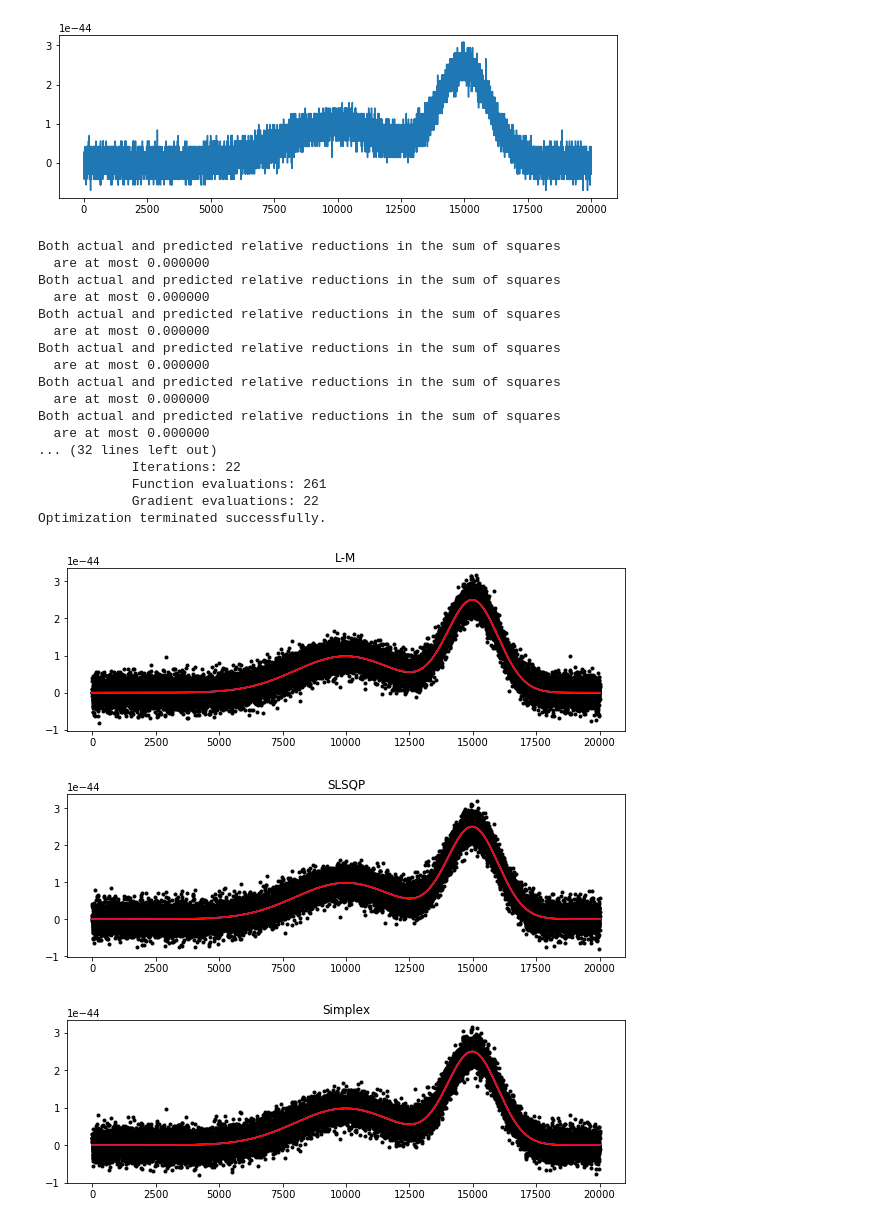
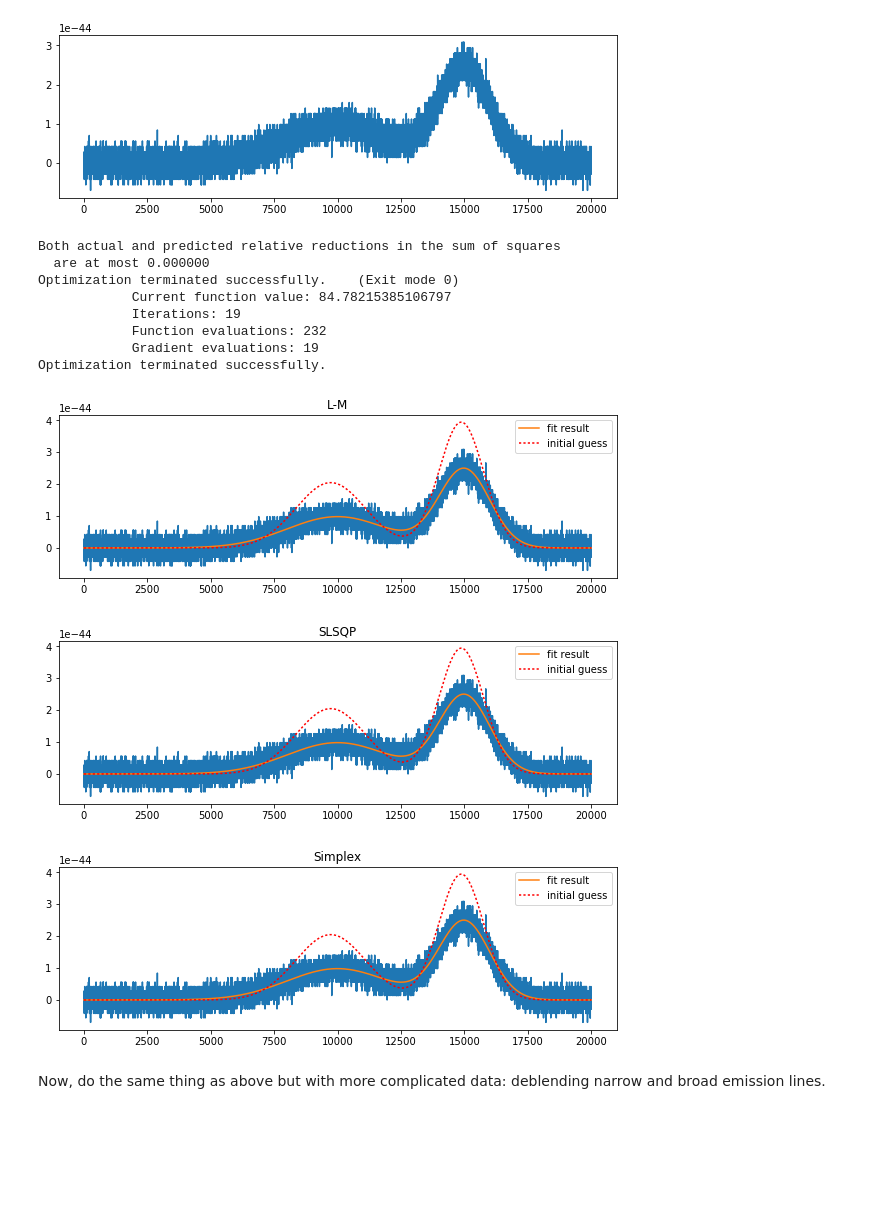
Before and after one commit to ibusko/experiments_specviz, a Jupyter notebook: experiment_normalization.ipynb, the cells around one changed output. Drawn from its saved outputs; the diff is of its cells as text; code cells hidden in the pictures; blank space fills up the shorter version.

```diff
--- a/experiment_normalization.ipynb
+++ b/experiment_normalization.ipynb
@@ -111,27 +130,29 @@ def plot_2(w, f1_n, result_1, f2_n, result_2, title, colors):
 # Run one test: for a given fitter and model, fit two data sets.
 # Do the fit a number of times with different realizations of the
 # noise, so as to probe the fitter's sensitivity to noise.
+#
+# If only one data set in input call, do one fit and one plot;
+# do not add noise (it's real data!)
 
-def fit_and_plot(fitter, model, w, f1, f2, scale, normalize, title):
-    # run the fitter six times, each time with a
-    # different noise realization.
-    colors = ['-g','-c','-b','-y','-m','-r']
+def fit_and_plot(fitter, model, wave, f1, f2, scale, normalize, title):
+    if f2 == None:
+        result = perform_fit(fitter, model, wave, f1, normalize)
+        plot_1(wave, f1, result, model, title)
 
-    result_1 = []
-    for k in range(len(colors)):
-        f1_n = f1 + scale / 10 * np.random.normal(0, 1, len(wave))
-        result_1.append(perform_fit(fitter, model, w, f1_n, normalize))
-
-    if f2 != None:
+    else:
+        # run the fitter six times, each time with a
+        # different noise realization.
+        colors = ['-g','-c','-b','-y','-m','-r']
+        result_1 = []
         result_2 = []
         for k in range(len(colors)):
+            f1_n = f1 + scale / 10 * np.random.normal(0, 1, len(wave))
+            result_1.append(perform_fit(fitter, model, wave, f1_n, normalize))
+
             f2_n = f2 + scale / 10 * np.random.normal(0, 1, len(wave))
-            result_2.append(perform_fit(fitter, model, w, f2_n, normalize))
+            result_2.append(perform_fit(fitter, model, wave, f2_n, normalize))
 
-    if f2 != None:
-        plot_2(w, f1_n, result_1, f2_n, result_2, title, colors)
-    else:
-        plot_1(w, f1_n, result_1, title, colors)
+        plot_2(wave, f1_n, result_1, f2_n, result_2, title, colors)
 # %%
 def do_fits(model, wave, f1, f2, scale, normalize=True):
     fitter = fitting.LevMarLSQFitter()
@@ -273,7 +271,7 @@ Now we apply both corrections: first, find initial values and use them to build
 # %% [markdown]
 This combined method may be necessary when dealing with more complex compound models. For instance, a model with two or more Gaussian components will need to be initialized from the data, with some manual intervention from the user. To fit such model with SLSQP, normalization will have to be used anyway. Even with Simplex and L-M, adding normalization to the fitting process probably wouldn't hurt either.
 # %%
-def normalize(model, wave, flux):
+def normalize_component(model, wave, flux):
 
     w1, f1, w2, f2 = normalize_data(wave, flux)
 
@@ -289,11 +287,11 @@ def normalize(model, wave, flux):
 
 h, c, s = initialize_gaussian(wave, f1)
 gaussian = models.Gaussian1D(amplitude=h, mean=c, stddev=s)
-gaussian_1 = normalize(gaussian, wave, f1)
+gaussian_1 = normalize_component(gaussian, wave, f1)
 
 s, i = initialize_linear(wave, f1)
 linear = models.Linear1D(slope=s, intercept=i)
-linear_1 = normalize(linear, wave, f1)
+linear_1 = normalize_component(linear, wave, f1)
 
 model = gaussian_1 + linear_1
 
@@ -355,50 +337,43 @@ plt.plot(wave, flux)
 # %%
 # each component parameter is first initialized to the data
 # region where the component is dominant. Next, each component
 # is normalized wrt the entire data range. Then, the compound
 # model is built from these initialized and normalized components.
 # The data normalization step is performed only once, by the
 # fitter function itself.
 
 i = np.array(list(range(6000,12500)))
 h, c, s = initialize_gaussian(wave[i], flux[i])
 gaussian = models.Gaussian1D(amplitude=h, mean=c, stddev=s)
-gaussian_1 = normalize(gaussian, wave, flux)
+gaussian_1 = normalize_component(gaussian, wave, flux)
 
 i = np.array(list(range(12500,17500)))
 h, c, s = initialize_gaussian(wave[i], flux[i])
 gaussian = models.Gaussian1D(amplitude=h, mean=c, stddev=s)
-gaussian_2 = normalize(gaussian, wave, flux)
+gaussian_2 = normalize_component(gaussian, wave, flux)
 
 i = np.array(list(range(0,2500)) + list(range(17500,19900)))
 s, i = initialize_linear(wave[i], flux[i])
 linear = models.Linear1D(slope=s, intercept=i)
-linear_1 = normalize(linear, wave, flux)
+linear_1 = normalize_component(linear, wave, flux)
 
 model = gaussian_1 + gaussian_2 + linear_1
 
 do_fits(model, wave, flux, None, SCALE, normalize=True)
 # %% [output]
 Both actual and predicted relative reductions in the sum of squares
   are at most 0.000000
-Both actual and predicted relative reductions in the sum of squares
-  are at most 0.000000
-Both actual and predicted relative reductions in the sum of squares
-  are at most 0.000000
-Both actual and predicted relative reductions in the sum of squares
-  are at most 0.000000
-Both actual and predicted relative reductions in the sum of squares
-  are at most 0.000000
-Both actual and predicted relative reductions in the sum of squares
-  are at most 0.000000
-... (32 lines left out)
-            Iterations: 22
-            Function evaluations: 261
-            Gradient evaluations: 22
+Optimization terminated successfully.    (Exit mode 0)
+            Current function value: 84.78215385106797
+            Iterations: 19
+            Function evaluations: 232
+            Gradient evaluations: 19
 Optimization terminated successfully.
-[figure, old version]
+[figure, new version]
-[figure, old version]
+[figure, new version]
-[figure, old version]
+[figure, new version]
+# %% [markdown]
+Now, do the same thing as above but with more complicated data: deblending narrow and broad emission lines.
 # %%
 hdulist = fits.open('data/combined_13330_G130M_v40_bin4.fits')
 flux = hdulist[1].data['flux'][0]
```
Also changed, not shown: parts of 11 cells of this notebook.
